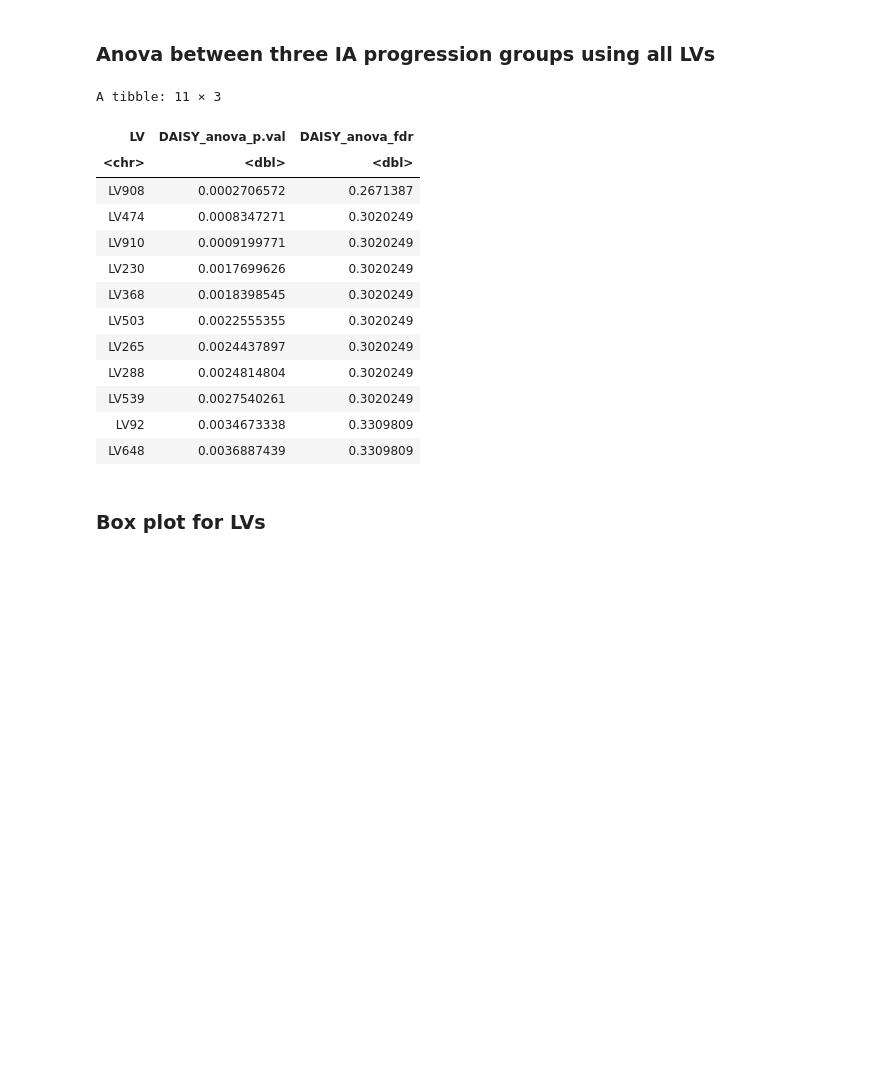
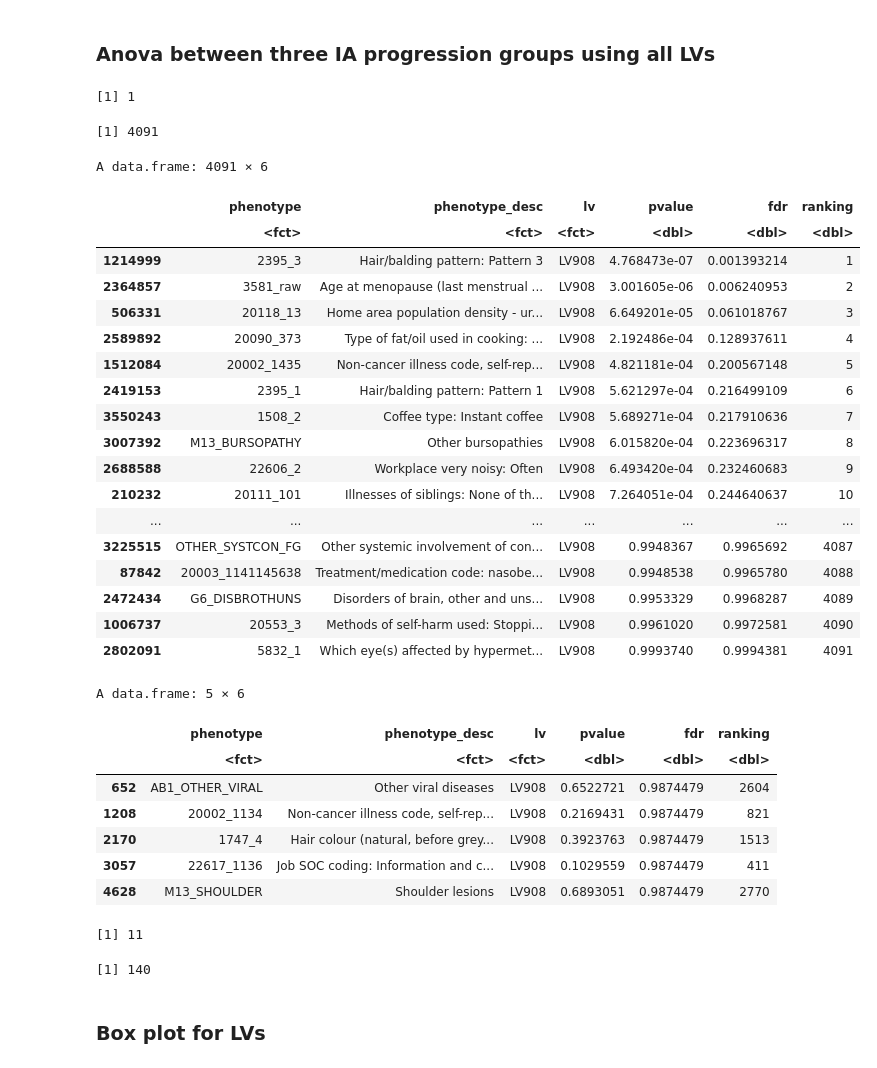
Before and after one commit to haoyu-zc/starter_repo_with_linting, a Jupyter notebook: 3-Prioritizing-DAISY-LVs.ipynb, the cells around one changed output. Cells and saved outputs as stored; diff of their text form; code cells hidden in the pictures; blank space fills up the shorter version.

Commit message:
LV-traits

```diff
--- a/3-Prioritizing-DAISY-LVs.ipynb
+++ b/3-Prioritizing-DAISY-LVs.ipynb
@@ -66,27 +66,60 @@ res_formated$DAISY_anova_fdr <- p.adjust(res_formated$DAISY_anova_p.val, method
 
 #saveRDS(res_formated,paste0("output/anova_4-LV_",tp,".rds"))
 # %%
-sig_LV <- res_formated[res_formated$DAISY_anova_p.val<0.005,]%>%
-sig_LV%>%
-arrange(DAISY_anova_p.val)
-sig_LV
+sig_LV <- res_formated[res_formated$DAISY_anova_p.val<0.005,]
 LV_sig_names <- sig_LV$LV
 #hist(res_formated$DAISY_anova_p.val)
-# %% [output]
-A tibble: 11 × 3
-| LV | DAISY_anova_p.val | DAISY_anova_fdr |
-| <chr> | <dbl> | <dbl> |
-| LV908 | 0.0002706572 | 0.2671387 |
-| LV474 | 0.0008347271 | 0.3020249 |
-| LV910 | 0.0009199771 | 0.3020249 |
-| LV230 | 0.0017699626 | 0.3020249 |
-| LV368 | 0.0018398545 | 0.3020249 |
-| LV503 | 0.0022555355 | 0.3020249 |
-| LV265 | 0.0024437897 | 0.3020249 |
-| LV288 | 0.0024814804 | 0.3020249 |
-| LV539 | 0.0027540261 | 0.3020249 |
-| LV92 | 0.0034673338 | 0.3309809 |
-| LV648 | 0.0036887439 | 0.3309809 |
+# %%
+# Import data
+gls_phenomexcan <- readRDS("data/input/gls-summary-phenomexcan.rds")
+gls_emerge <- readRDS("data/input/gls-summary-emerge.rds")
+# %%
+DAISY_gls_traits <- gls_phenomexcan[gls_phenomexcan$lv == "LV908",]
+length(unique(DAISY_gls_traits$lv))
+length(unique(DAISY_gls_traits$phenotype_desc))
+DAISY_gls_traits$ranking <- rank(DAISY_gls_traits$pvalue, ties.method = "average")
+
+DAISY_gls_traits%>%
+arrange(ranking)
+head(DAISY_gls_traits,5)
+# %% [output]
+[1] 1
+[1] 4091
+A data.frame: 4091 × 6
+|  | phenotype | phenotype_desc | lv | pvalue | fdr | ranking |
+|  | <fct> | <fct> | <fct> | <dbl> | <dbl> | <dbl> |
+| 1214999 | 2395_3 | Hair/balding pattern: Pattern 3 | LV908 | 4.768473e-07 | 0.001393214 | 1 |
+| 2364857 | 3581_raw | Age at menopause (last menstrual ... | LV908 | 3.001605e-06 | 0.006240953 | 2 |
+| 506331 | 20118_13 | Home area population density - ur... | LV908 | 6.649201e-05 | 0.061018767 | 3 |
+| 2589892 | 20090_373 | Type of fat/oil used in cooking: ... | LV908 | 2.192486e-04 | 0.128937611 | 4 |
+| 1512084 | 20002_1435 | Non-cancer illness code, self-rep... | LV908 | 4.821181e-04 | 0.200567148 | 5 |
+| 2419153 | 2395_1 | Hair/balding pattern: Pattern 1 | LV908 | 5.621297e-04 | 0.216499109 | 6 |
+| 3550243 | 1508_2 | Coffee type: Instant coffee | LV908 | 5.689271e-04 | 0.217910636 | 7 |
+| 3007392 | M13_BURSOPATHY | Other bursopathies | LV908 | 6.015820e-04 | 0.223696317 | 8 |
+| 2688588 | 22606_2 | Workplace very noisy: Often | LV908 | 6.493420e-04 | 0.232460683 | 9 |
+| 210232 | 20111_101 | Illnesses of siblings: None of th... | LV908 | 7.264051e-04 | 0.244640637 | 10 |
+| ... | ... | ... | ... | ... | ... | ... |
+| 3225515 | OTHER_SYSTCON_FG | Other systemic involvement of con... | LV908 | 0.9948367 | 0.9965692 | 4087 |
+| 87842 | 20003_1141145638 | Treatment/medication code: nasobe... | LV908 | 0.9948538 | 0.9965780 | 4088 |
+| 2472434 | G6_DISBROTHUNS | Disorders of brain, other and uns... | LV908 | 0.9953329 | 0.9968287 | 4089 |
+| 1006737 | 20553_3 | Methods of self-harm used: Stoppi... | LV908 | 0.9961020 | 0.9972581 | 4090 |
+| 2802091 | 5832_1 | Which eye(s) affected by hypermet... | LV908 | 0.9993740 | 0.9994381 | 4091 |
+A data.frame: 5 × 6
+|  | phenotype | phenotype_desc | lv | pvalue | fdr | ranking |
+|  | <fct> | <fct> | <fct> | <dbl> | <dbl> | <dbl> |
+| 652 | AB1_OTHER_VIRAL | Other viral diseases | LV908 | 0.6522721 | 0.9874479 | 2604 |
+| 1208 | 20002_1134 | Non-cancer illness code, self-rep... | LV908 | 0.2169431 | 0.9874479 | 821 |
+| 2170 | 1747_4 | Hair colour (natural, before grey... | LV908 | 0.3923763 | 0.9874479 | 1513 |
+| 3057 | 22617_1136 | Job SOC coding: Information and c... | LV908 | 0.1029559 | 0.9874479 | 411 |
+| 4628 | M13_SHOULDER | Shoulder lesions | LV908 | 0.6893051 | 0.9874479 | 2770 |
+# %%
+#DAISY_emerge_traits <- gls_emerge[gls_emerge$lv %in% LV_sig_names & gls_emerge$pvalue < 0.05,]
+length(unique(DAISY_emerge_traits$lv))
+length(unique(DAISY_emerge_traits$phenotype_desc))
+DAISY_emerge_traits
+# %% [output]
+[1] 11
+[1] 140
 # %% [markdown]
 ### Box plot for LVs
 # %%
```
